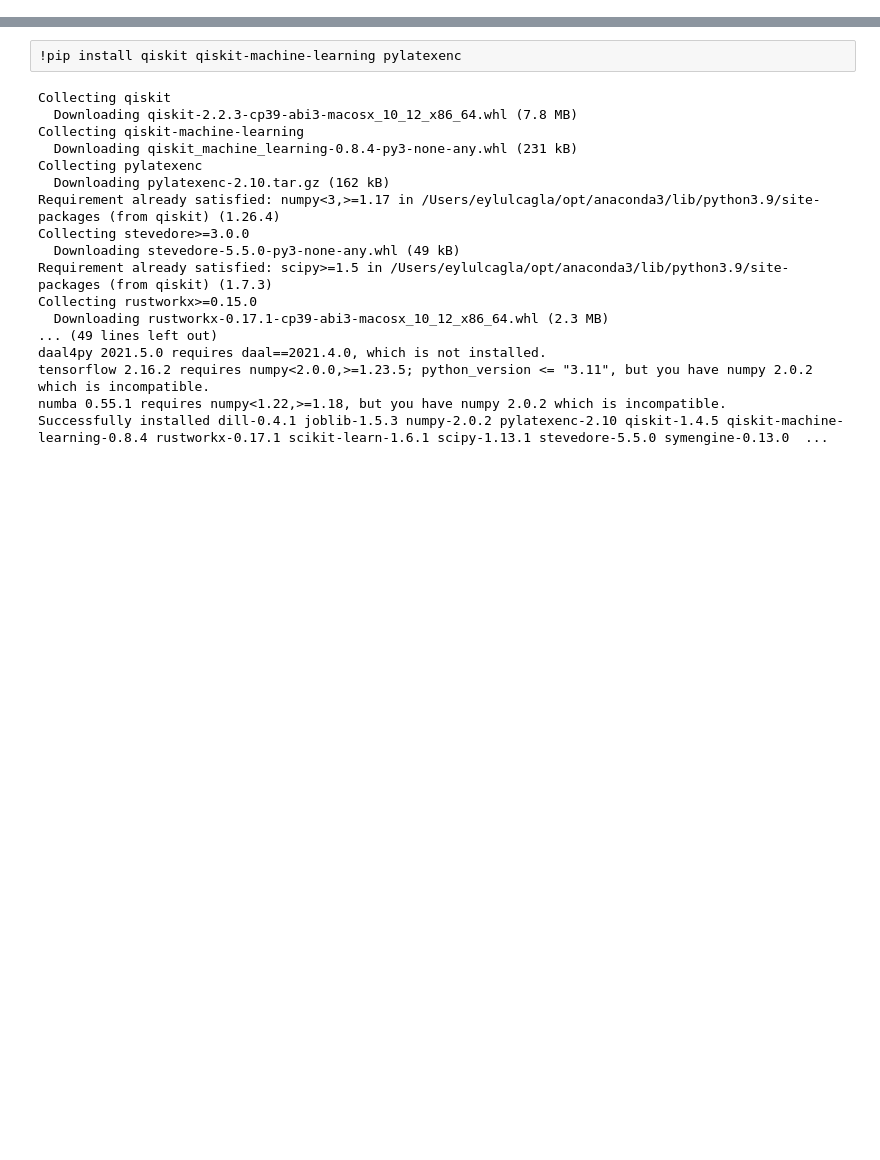
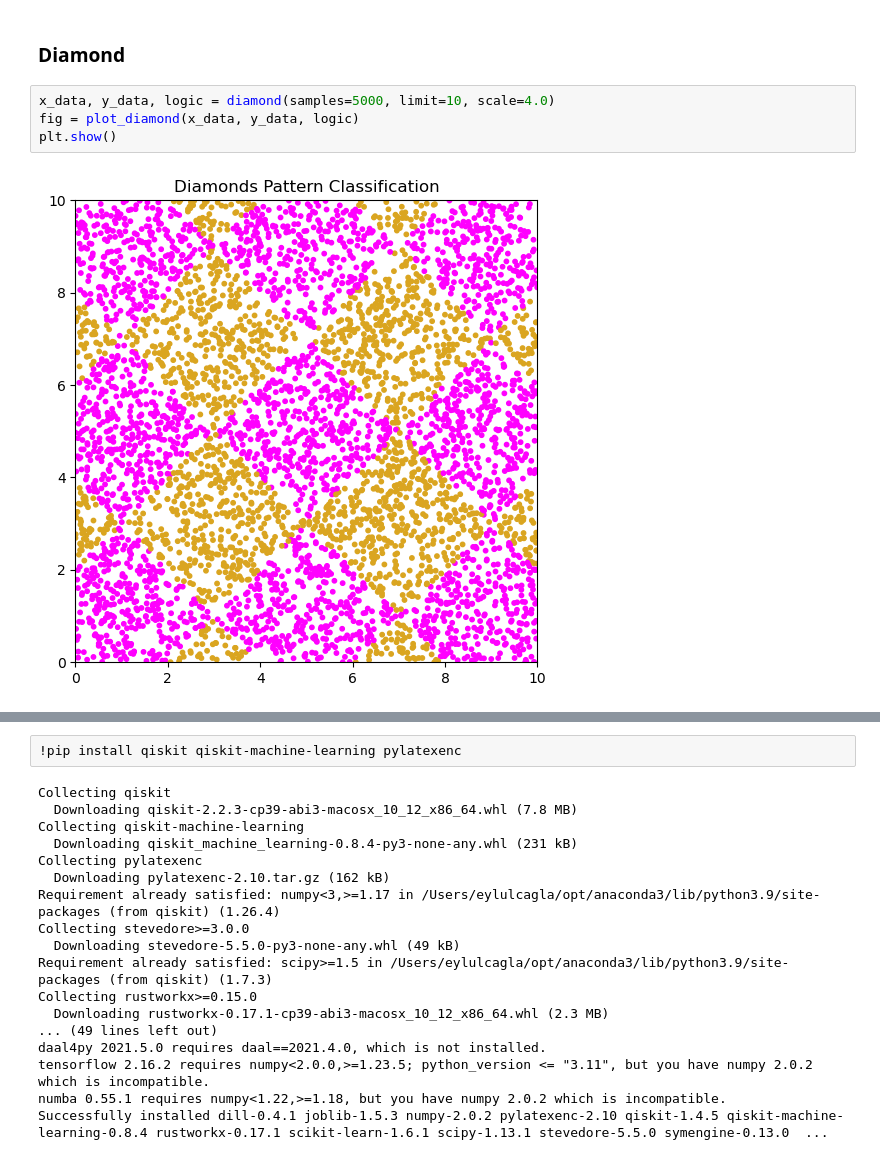
Before and after one commit to melissanespeque/data-reuploading-classifier, a Jupyter notebook: 00_datasets.ipynb, the cells around one changed output, grey strips where cells are left out. Saved outputs shown, nothing was run; the diff lists cells and outputs as text; blank space fills up the shorter version.

```diff
--- a/00_datasets.ipynb
+++ b/00_datasets.ipynb
@@ -0,0 +50,8 @@
+# %% [markdown]
+### Diamond
+# %%
+x_data, y_data, logic = diamond(samples=5000, limit=10, scale=4.0)
+fig = plot_diamond(x_data, y_data, logic)
+plt.show()
+# %% [output]
+[figure, added]
```
Also changed, not shown: parts of 14 cells of this notebook.
